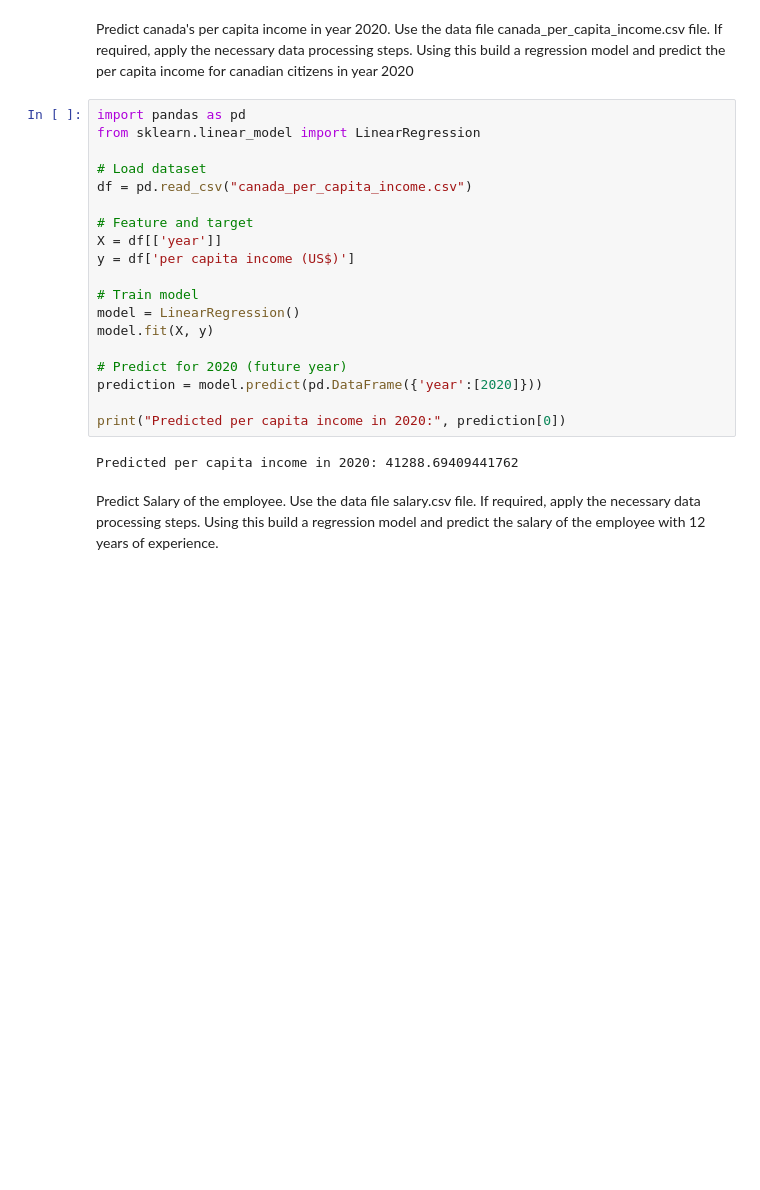
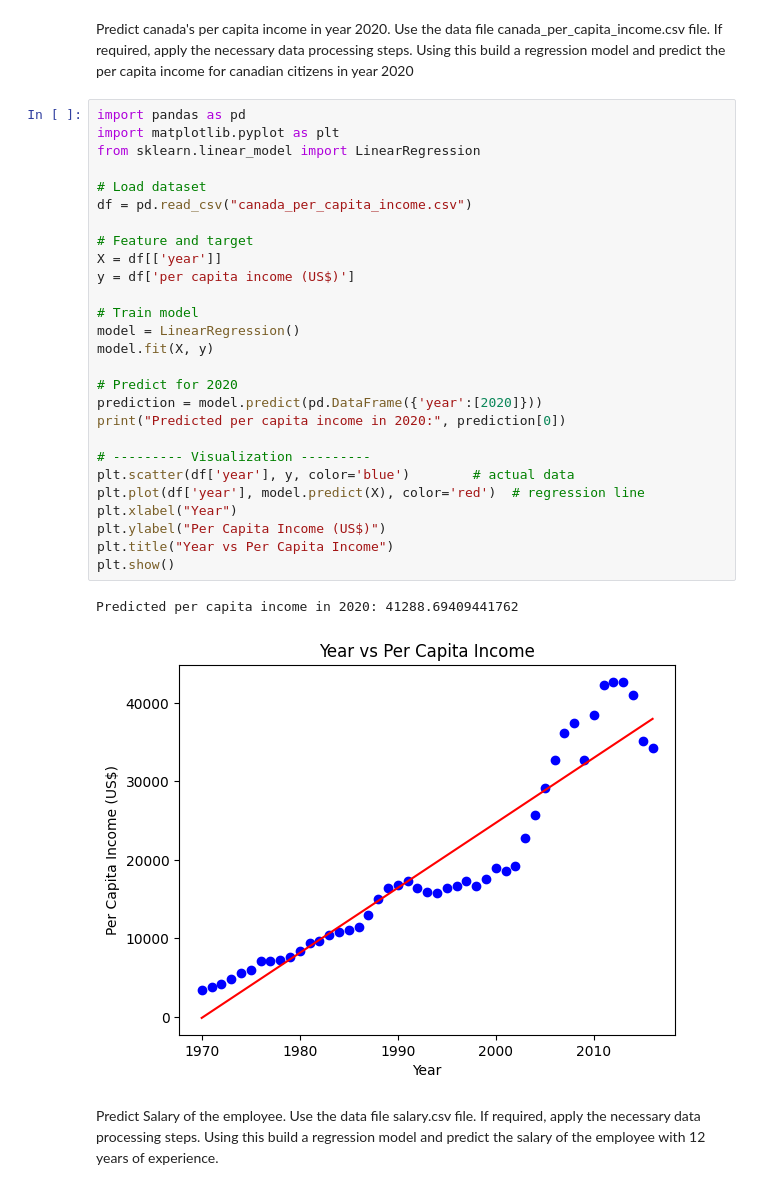
Before and after one commit to MahediBuilds/ML-Lab, a Jupyter notebook: Lab 3/Lab_3.ipynb, the cells around one changed output. Saved outputs shown, nothing was run; the diff lists cells and outputs as text; blank space fills up the shorter version.

```diff
--- a/Lab 3/Lab_3.ipynb
+++ b/Lab 3/Lab_3.ipynb
@@ -65,25 +65,34 @@ print(prediction)
 Predict canada's per capita income in year 2020. Use the data file canada_per_capita_income.csv file. If required, apply the necessary data processing steps. Using this build a regression model and predict the per capita income for canadian citizens in year 2020
 # %%
 import pandas as pd
+import matplotlib.pyplot as plt
 from sklearn.linear_model import LinearRegression
 
 # Load dataset
 df = pd.read_csv("canada_per_capita_income.csv")
 
 # Feature and target
 X = df[['year']]
 y = df['per capita income (US$)']
 
 # Train model
 model = LinearRegression()
 model.fit(X, y)
 
-# Predict for 2020 (future year)
+# Predict for 2020
 prediction = model.predict(pd.DataFrame({'year':[2020]}))
+print("Predicted per capita income in 2020:", prediction[0])
 
-print("Predicted per capita income in 2020:", prediction[0])
+# --------- Visualization ---------
+plt.scatter(df['year'], y, color='blue')        # actual data
+plt.plot(df['year'], model.predict(X), color='red')  # regression line
+plt.xlabel("Year")
+plt.ylabel("Per Capita Income (US$)")
+plt.title("Year vs Per Capita Income")
+plt.show()
 # %% [output]
 Predicted per capita income in 2020: 41288.69409441762
+[figure, added]
 # %% [markdown]
 Predict Salary of the employee. Use the data file salary.csv file. If required, apply the necessary data processing steps. Using this build a regression model and predict the salary of the employee with 12 years of experience.
 # %%
```
